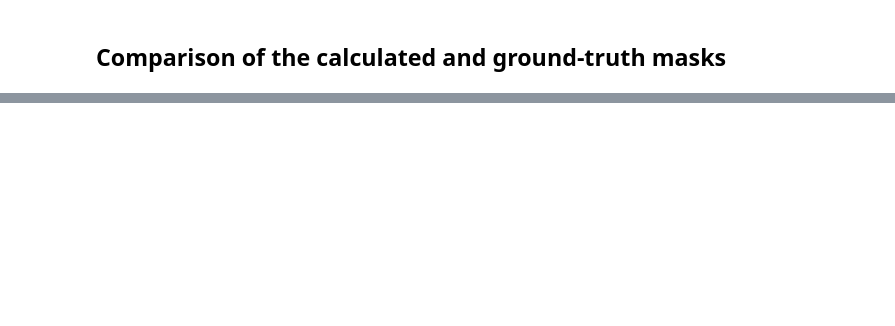
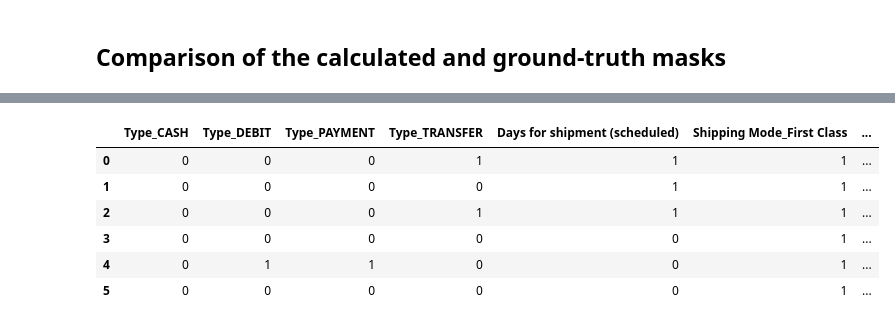
Before and after one commit to kSahatova/AMMIS_project, a Jupyter notebook: train_tabcbm.ipynb, the cells around one changed output, grey strips where cells are left out. Drawn from its saved outputs; the diff is of its cells as text; code cells hidden in the pictures; blank space fills up the shorter version.

```diff
--- a/train_tabcbm.ipynb
+++ b/train_tabcbm.ipynb
@@ -528,0 +562,2 @@ tabcbm_pretrained = tf.keras.models.load_model(r'D:\\PycharmProjects\\AMMISproje
+# %%
+trsh_masks = pd.DataFrame((masks>0.0005).astype(np.int32), columns=x_test.columns)
@@ -528,0 +573,44 @@ tabcbm_pretrained = tf.keras.models.load_model(r'D:\\PycharmProjects\\AMMISproje
+# %%
+def color_true_red(val, color):
+    return 'background-color: %s' % color if val == 1 else ''
+# %%
+# Define colors for each group
+color_map = {
+    'Shipment': 'lightblue;',
+    'Customer': 'lightgreen;',
+    'Department': 'lightcoral;',
+    'Store': 'lightgoldenrodyellow;',
+    'Order': 'lightpink;',
+    'ProductCategory': 'lightcyan;'
+}
+# %%
+learnt_concept_masks = pd.DataFrame(columns=[f for c, fs in extended_concepts.items() for f in fs])
+for column in learnt_concept_masks.columns:
+    learnt_concept_masks[column] = trsh_masks[column]
+# %%
+#styled_trsh_masks = trsh_masks.copy(deep=True)
+style_obj = learnt_concept_masks.style
+for concept, features in extended_concepts.items():
+    style_obj = style_obj.map(color_true_red, subset=features, color=color_map[concept])
+
+header_style = [dict(selector="th", props=[('width', '10px')]),
+                dict(selector="th.col_heading",
+                     props=[("writing-mode", "vertical-rl"),
+                            ('transform', 'rotateZ(180deg)'),
+                            ('height', '200px'),
+                            ('vertical-align', 'bottom'),
+                            ("width", '120px')]),
+                dict(selector="", props=[("border", "1px solid")]),
+                dict(selector="tbody td", props=[("border", "1px solid")]),
+                dict(selector="th", props=[("border", "1px solid")])
+]
+
+style_obj.set_table_styles(header_style)
+# %% [output]
+|  | Type_CASH | Type_DEBIT | Type_PAYMENT | Type_TRANSFER | Days for shipment (scheduled) | Shipping Mode_First Class | ... |
+| 0 | 0 | 0 | 0 | 1 | 1 | 1 | ... |
+| 1 | 0 | 0 | 0 | 0 | 1 | 1 | ... |
+| 2 | 0 | 0 | 0 | 1 | 1 | 1 | ... |
+| 3 | 0 | 0 | 0 | 0 | 0 | 1 | ... |
+| 4 | 0 | 1 | 1 | 0 | 0 | 1 | ... |
+| 5 | 0 | 0 | 0 | 0 | 0 | 1 | ... |
```
Also changed, not shown: parts of 34 cells of this notebook, 38 other files.
